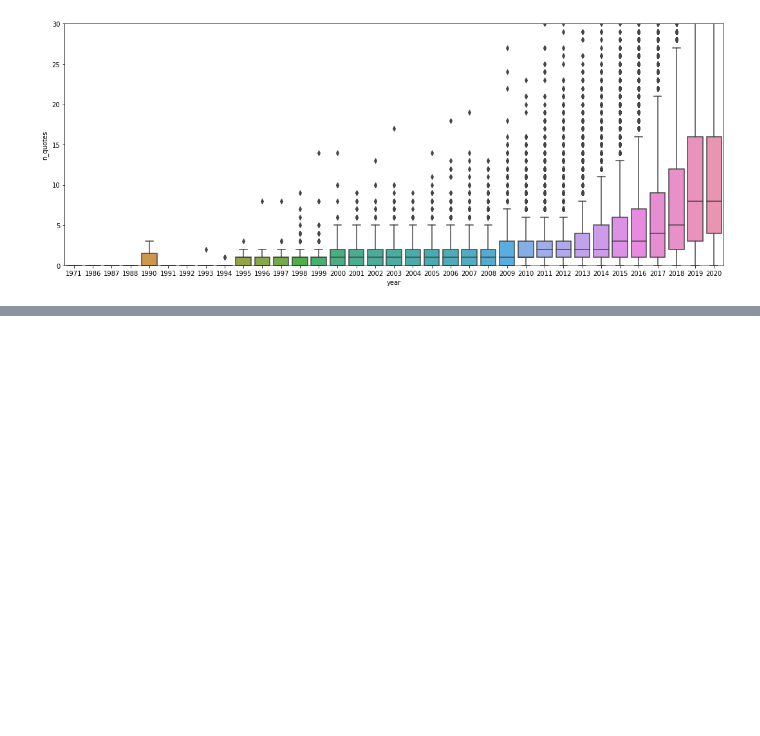
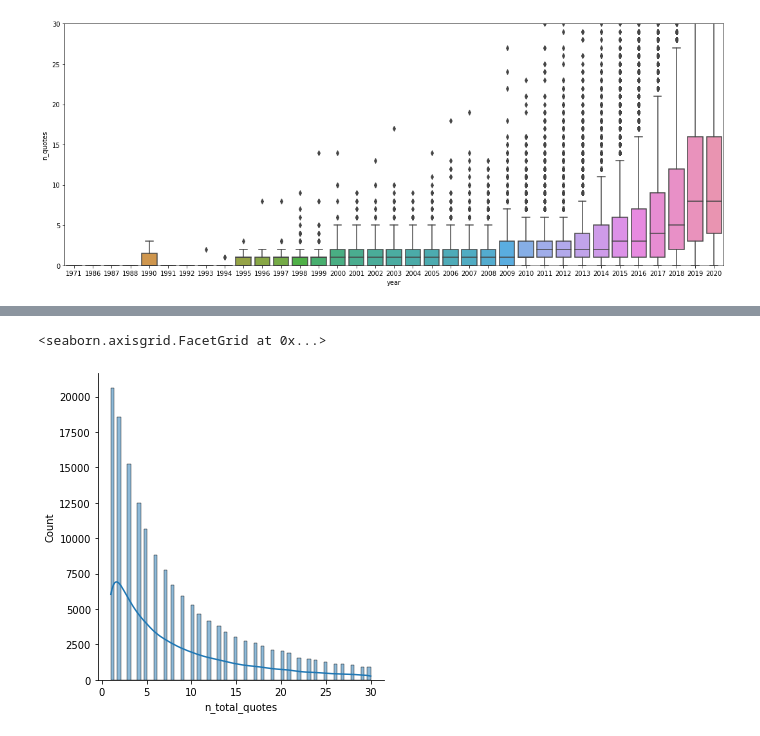
Before and after one commit to caiolmart/node-concordance, a Jupyter notebook: notebooks/eda/01_exploratory_data_analysis.ipynb, the cells around one changed output, grey strips where cells are left out. Drawn from its saved outputs; the diff is of its cells as text; code cells hidden in the pictures; blank space fills up the shorter version.

```diff
--- a/notebooks/eda/01_exploratory_data_analysis.ipynb
+++ b/notebooks/eda/01_exploratory_data_analysis.ipynb
@@ -150,0 +163,2 @@ plt.tight_layout()
+# %%
+col = 'n_total_quotes'
@@ -150,0 +177,7 @@ plt.tight_layout()
+# %%
+xmax = 30
+mask = df[col] <= xmax
+sns.displot(df.loc[mask, col], kde=True)
+# %% [output]
+<seaborn.axisgrid.FacetGrid at 0x...>
+[figure, added]
```
Also changed, not shown: parts of 18 cells of this notebook.
